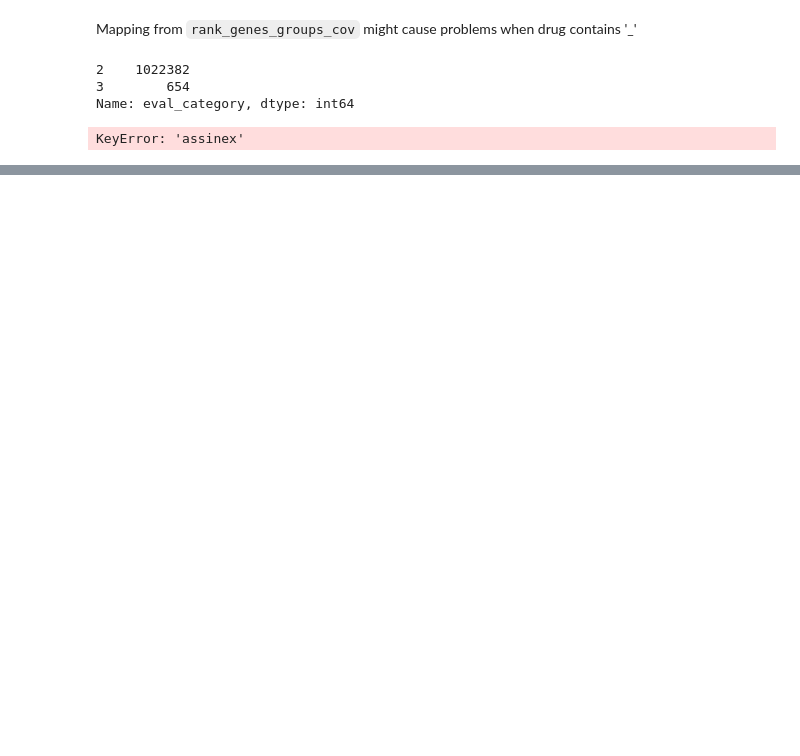
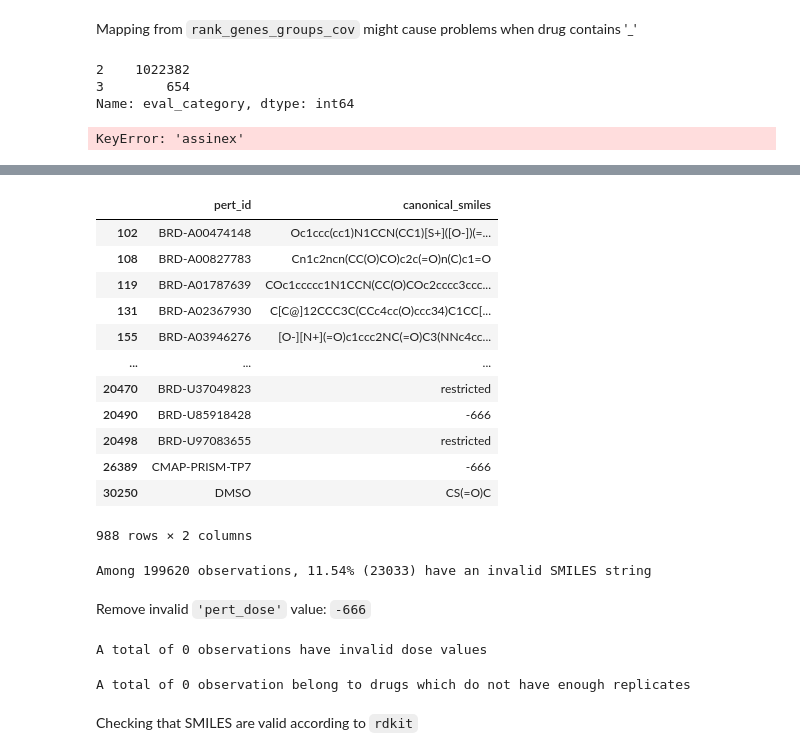
Before and after one commit to theislab/chemCPA, a Jupyter notebook: preprocessing/reproduce.ipynb, the cells around one changed output, grey strips where cells are left out. Cells and saved outputs as stored; diff of their text form; code cells hidden in the pictures; blank space fills up the shorter version.

```diff
--- a/preprocessing/reproduce.ipynb
+++ b/preprocessing/reproduce.ipynb
@@ -360,0 +430,3 @@ KeyError: 'assinex'
+# %%
+pert_id_unique = pd.Series(np.unique(adata.obs.pert_id))
+print(f"# of unique perturbations: {len(pert_id_unique)}")
@@ -360,0 +438,4 @@ KeyError: 'assinex'
+# %%
+reference_df = pd.read_csv(DATA_DIR /'GSE92742_Broad_LINCS_pert_info.txt', delimiter = "\t")
+reference_df = reference_df.loc[reference_df.pert_id.isin(pert_id_unique), ['pert_id', 'canonical_smiles']]
+reference_df.canonical_smiles.value_counts()
@@ -360,0 +482,41 @@ KeyError: 'assinex'
+# %%
+reference_df
+# %% [output]
+|  | pert_id | canonical_smiles |
+| 102 | BRD-A00474148 | Oc1ccc(cc1)N1CCN(CC1)[S+]([O-])(=... |
+| 108 | BRD-A00827783 | Cn1c2ncn(CC(O)CO)c2c(=O)n(C)c1=O |
+| 119 | BRD-A01787639 | COc1ccccc1N1CCN(CC(O)COc2cccc3ccc... |
+| 131 | BRD-A02367930 | C[C@]12CCC3C(CCc4cc(O)ccc34)C1CC[... |
+| 155 | BRD-A03946276 | [O-][N+](=O)c1ccc2NC(=O)C3(NNc4cc... |
+| ... | ... | ... |
+| 20470 | BRD-U37049823 | restricted |
+| 20490 | BRD-U85918428 | -666 |
+| 20498 | BRD-U97083655 | restricted |
+| 26389 | CMAP-PRISM-TP7 | -666 |
+| 30250 | DMSO | CS(=O)C |
+988 rows × 2 columns
+# %%
+adata.obs.loc[:, 'canonical_smiles'] = adata.obs.canonical_smiles.astype('str')
+invalid_smiles = adata.obs.canonical_smiles.isin(['-666', 'restricted', 'nan'])
+print(f'Among {len(adata)} observations, {100*invalid_smiles.sum()/len(adata):.2f}% ({invalid_smiles.sum()}) have an invalid SMILES string')
+adata = adata[~invalid_smiles]
+# %% [output]
+Among 199620 observations, 11.54% (23033) have an invalid SMILES string
+# %% [markdown]
+Remove invalid `'pert_dose'` value: `-666`
+# %%
+cond = adata.obs.pert_dose.isin([-666])
+adata = adata[~cond]
+print(f"A total of {cond.sum()} observations have invalid dose values")
+# %% [output]
+A total of 0 observations have invalid dose values
+# %%
+drugs_validation = adata.obs.canonical_smiles.value_counts() < 6
+valid_drugs = drugs_validation.index[~drugs_validation]
+cond = adata.obs.canonical_smiles.isin(valid_drugs)
+print(f"A total of {(~cond).sum()} observation belong to drugs which do not have enough replicates")
+adata = adata[cond]
+# %% [output]
+A total of 0 observation belong to drugs which do not have enough replicates
+# %% [markdown]
+Checking that SMILES are valid according to `rdkit`
```
Also changed, not shown: parts of 25 cells of this notebook, 1 other file.
